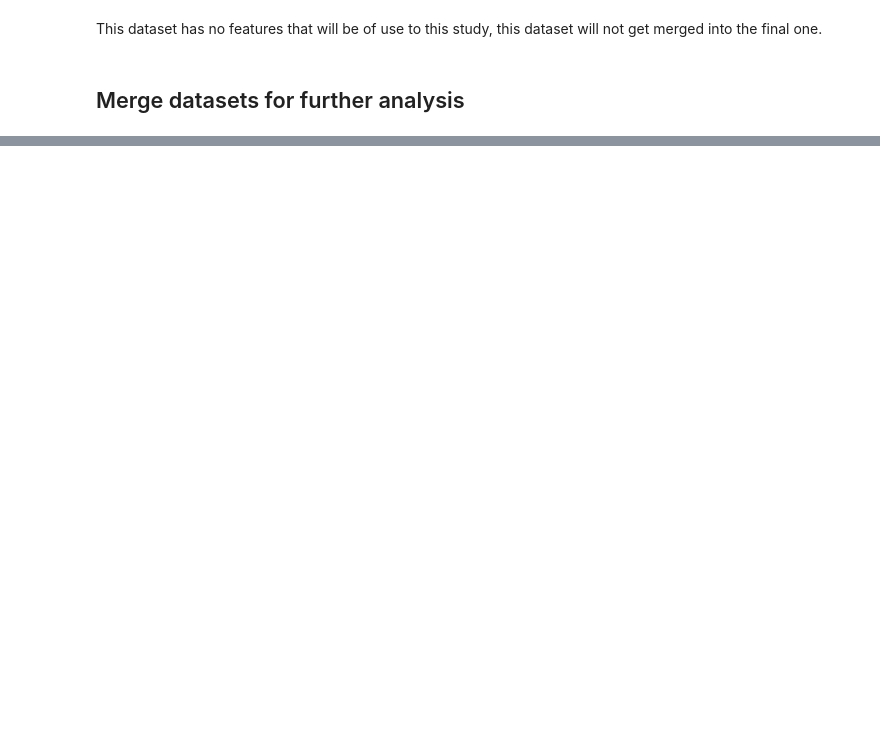
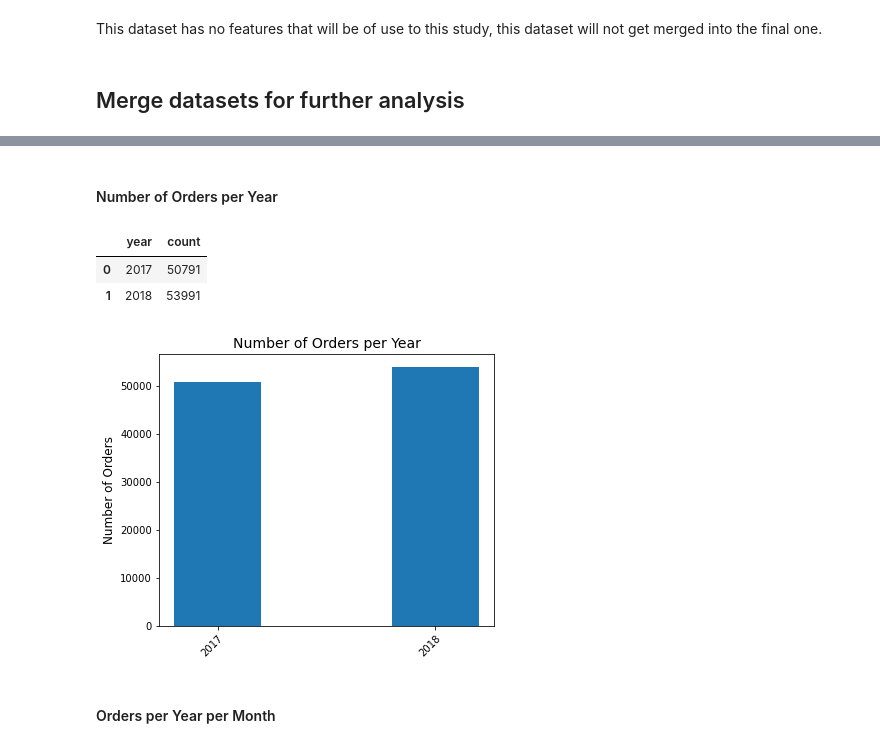
Before and after one commit to cableredi/BellevueUniv_MDS, a Jupyter notebook: DSC630/Course Project/Course_Project_CableKimberly.ipynb, the cells around one changed output, grey strips where cells are left out. Drawn from its saved outputs; the diff is of its cells as text; code cells hidden in the pictures; blank space fills up the shorter version.

```diff
--- a/DSC630/Course Project/Course_Project_CableKimberly.ipynb
+++ b/DSC630/Course Project/Course_Project_CableKimberly.ipynb
@@ -779,0 +645,11 @@ Its interesting that the top two customers in amount spent and give very poor re
+# %%
+visualizations_df = olist_df.copy()
+# %%
+# Split out order purchase timestamp into separate parts
+visualizations_df['year'] = visualizations_df['order_purchase_timestamp'].dt.year.apply(str)
+visualizations_df['month'] = visualizations_df['order_purchase_timestamp'].dt.month.apply(str)
+visualizations_df['dow'] = visualizations_df['order_purchase_timestamp'].dt.day_name()
+visualizations_df['hour'] = visualizations_df['order_purchase_timestamp'].dt.hour.apply(str)
+visualizations_df['year_month'] = visualizations_df['order_purchase_timestamp'].map(lambda dt: dt.strftime('%Y-%m'))
+
+visualizations_df.head()
@@ -779,0 +663,24 @@ Its interesting that the top two customers in amount spent and give very poor re
+# %% [markdown]
+#### Number of Orders per Year
+# %%
+per_year = visualizations_df.groupby('year')['order_id'].count().reset_index(name = 'count').sort_values(['count'], ascending = True)
+per_year
+# %% [output]
+|  | year | count |
+| 0 | 2017 | 50791 |
+| 1 | 2018 | 53991 |
+# %%
+fig = plt.figure(figsize = (6, 5))
+
+plt.bar(per_year['year'], per_year['count'], width = 0.4)
+
+plt.xlabel("")
+plt.xticks(per_year['year'], per_year['year'], rotation = 45, ha = 'right', rotation_mode = 'anchor')
+plt.ylabel("Number of Orders", fontsize = 12)
+plt.title("Number of Orders per Year", fontsize = 14)
+
+plt.show()
+# %% [output]
+[figure, added]
+# %% [markdown]
+#### Orders per Year per Month
```
Also changed, not shown: parts of 223 cells of this notebook, 5 other files.
